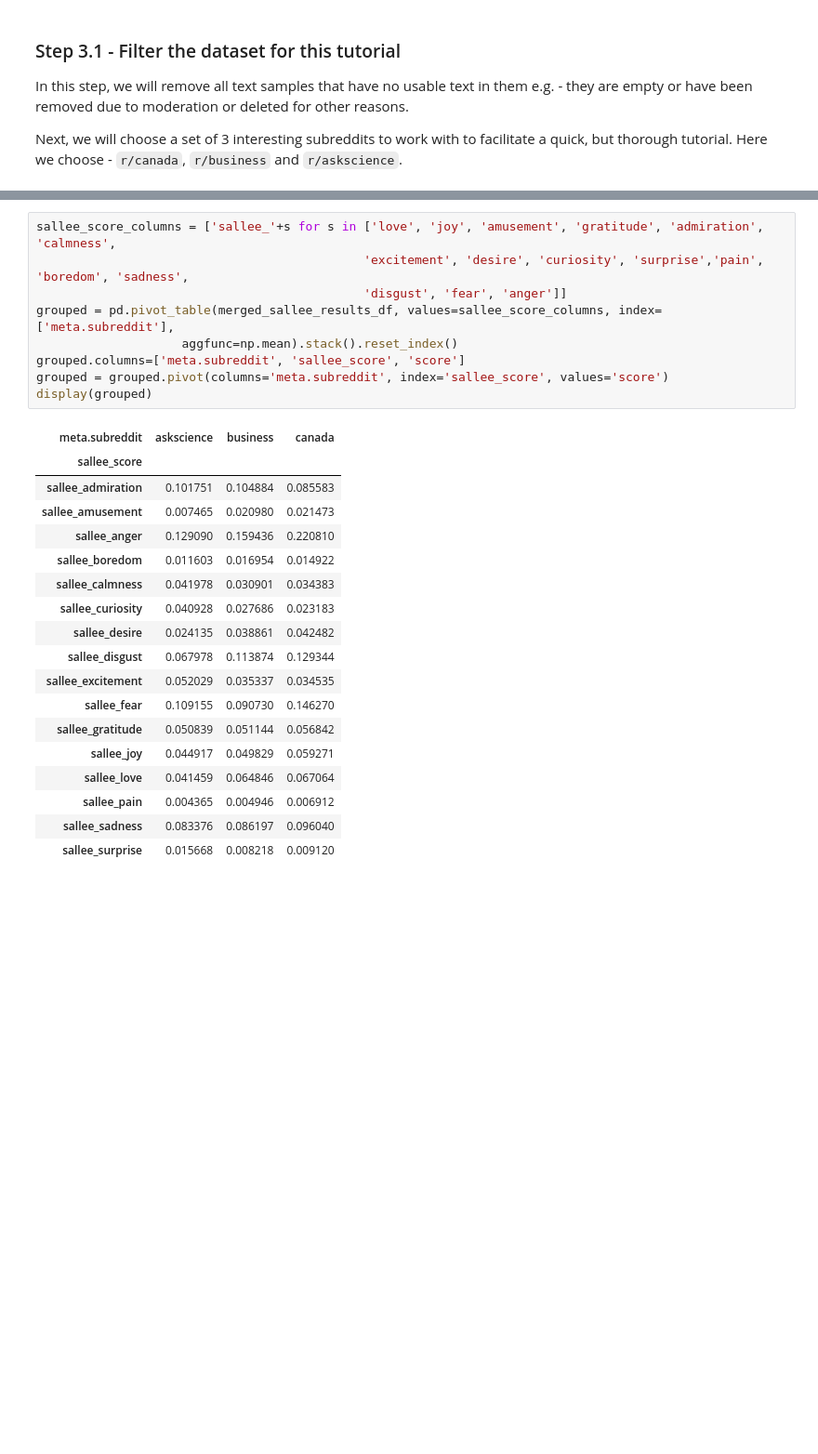
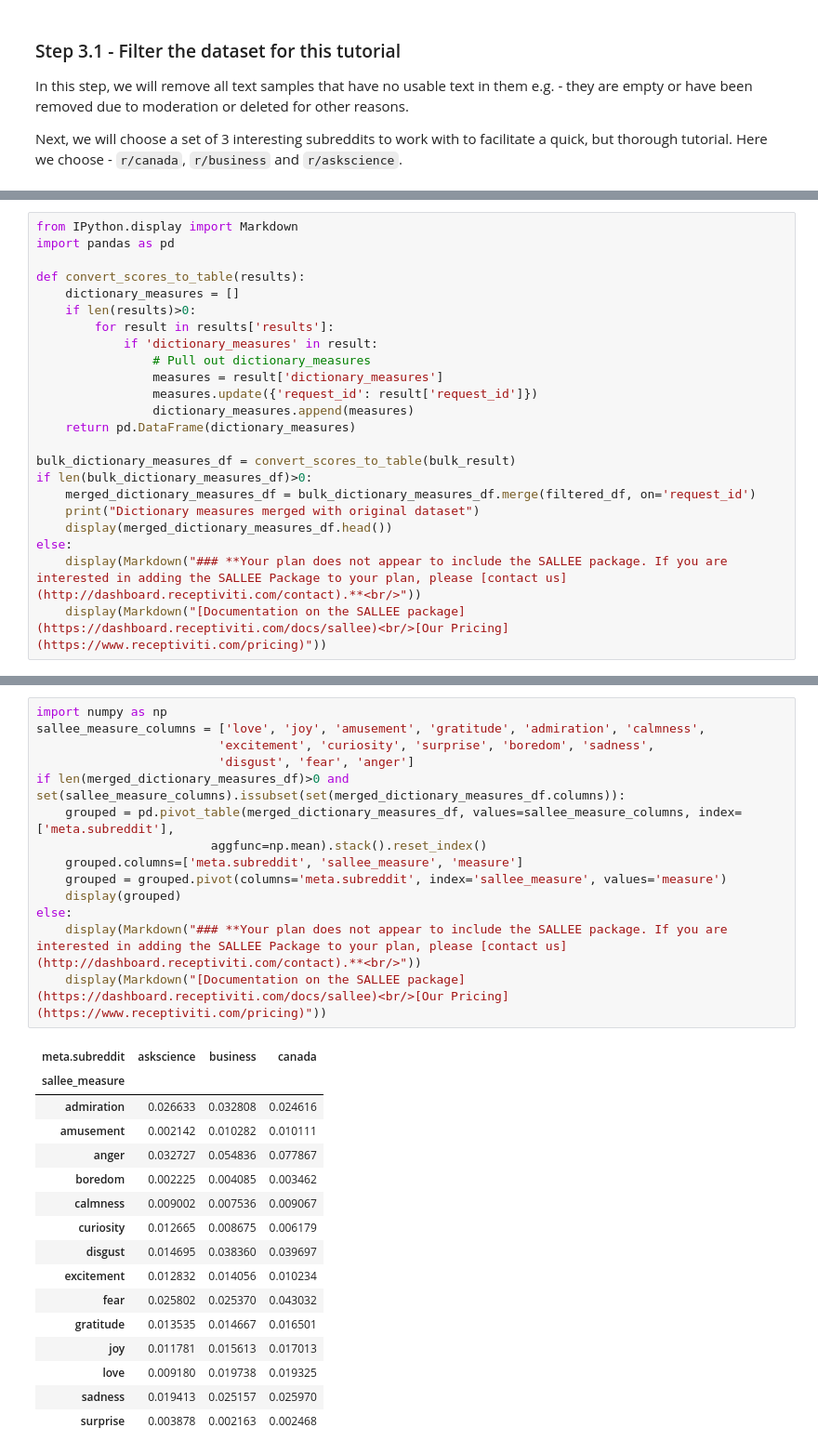
Before and after one commit to Receptiviti/api_tutorials_demos, a Jupyter notebook: tutorials/python/Getting Started with SALLEE.ipynb, the cells around one changed output, grey strips where cells are left out. Shown at 93% size. Drawn from its saved outputs; the diff is of its cells as text; blank space fills up the shorter version.

```diff
--- a/tutorials/python/Getting Started with SALLEE.ipynb
+++ b/tutorials/python/Getting Started with SALLEE.ipynb
@@ -251,0 +184,23 @@ SALLEE scores merged with original dataset
+# %%
+from IPython.display import Markdown
+import pandas as pd
+
+def convert_scores_to_table(results):
+    dictionary_measures = []
+    if len(results)>0:
+        for result in results['results']:
+            if 'dictionary_measures' in result:
+                # Pull out dictionary_measures
+                measures = result['dictionary_measures']
+                measures.update({'request_id': result['request_id']})
+                dictionary_measures.append(measures)
+    return pd.DataFrame(dictionary_measures)
+
+bulk_dictionary_measures_df = convert_scores_to_table(bulk_result)
+if len(bulk_dictionary_measures_df)>0:
+    merged_dictionary_measures_df = bulk_dictionary_measures_df.merge(filtered_df, on='request_id')
+    print("Dictionary measures merged with original dataset")
+    display(merged_dictionary_measures_df.head())
+else:
+    display(Markdown("### **Your plan does not appear to include the SALLEE package. If you are interested in adding the SALLEE Package to your plan, please [contact us](http://dashboard.receptiviti.com/contact).**<br/>"))
+    display(Markdown("[Documentation on the SALLEE package](https://dashboard.receptiviti.com/docs/sallee)<br/>[Our Pricing](https://www.receptiviti.com/pricing)"))
@@ -256,33 +222,36 @@ In this section, we will examine positive, neutral and negative SALLEE scores i.
 
 Let's start by massaging the dataframe with SALLEE scores and metadata from [here](#Step-5.3---Join-scores-with-original-data) into a form that can be easily plotted.
 # %%
-sallee_score_columns = ['sallee_'+s for s in ['love', 'joy', 'amusement', 'gratitude', 'admiration', 'calmness',
-                                             'excitement', 'desire', 'curiosity', 'surprise','pain', 'boredom', 'sadness',
-                                             'disgust', 'fear', 'anger']]
-grouped = pd.pivot_table(merged_sallee_results_df, values=sallee_score_columns, index=['meta.subreddit'],
-                    aggfunc=np.mean).stack().reset_index()
-grouped.columns=['meta.subreddit', 'sallee_score', 'score']
-grouped = grouped.pivot(columns='meta.subreddit', index='sallee_score', values='score')
-display(grouped)
+import numpy as np
+sallee_measure_columns = ['love', 'joy', 'amusement', 'gratitude', 'admiration', 'calmness',
+                         'excitement', 'curiosity', 'surprise', 'boredom', 'sadness',
+                         'disgust', 'fear', 'anger']
+if len(merged_dictionary_measures_df)>0 and set(sallee_measure_columns).issubset(set(merged_dictionary_measures_df.columns)):
+    grouped = pd.pivot_table(merged_dictionary_measures_df, values=sallee_measure_columns, index=['meta.subreddit'],
+                        aggfunc=np.mean).stack().reset_index()
+    grouped.columns=['meta.subreddit', 'sallee_measure', 'measure']
+    grouped = grouped.pivot(columns='meta.subreddit', index='sallee_measure', values='measure')
+    display(grouped)
+else:
+    display(Markdown("### **Your plan does not appear to include the SALLEE package. If you are interested in adding the SALLEE Package to your plan, please [contact us](http://dashboard.receptiviti.com/contact).**<br/>"))
+    display(Markdown("[Documentation on the SALLEE package](https://dashboard.receptiviti.com/docs/sallee)<br/>[Our Pricing](https://www.receptiviti.com/pricing)"))
 # %% [output]
 | meta.subreddit | askscience | business | canada |
-| sallee_score |  |  |  |
-| sallee_admiration | 0.101751 | 0.104884 | 0.085583 |
-| sallee_amusement | 0.007465 | 0.020980 | 0.021473 |
-| sallee_anger | 0.129090 | 0.159436 | 0.220810 |
-| sallee_boredom | 0.011603 | 0.016954 | 0.014922 |
-| sallee_calmness | 0.041978 | 0.030901 | 0.034383 |
-| sallee_curiosity | 0.040928 | 0.027686 | 0.023183 |
-| sallee_desire | 0.024135 | 0.038861 | 0.042482 |
-| sallee_disgust | 0.067978 | 0.113874 | 0.129344 |
-| sallee_excitement | 0.052029 | 0.035337 | 0.034535 |
-| sallee_fear | 0.109155 | 0.090730 | 0.146270 |
-| sallee_gratitude | 0.050839 | 0.051144 | 0.056842 |
-| sallee_joy | 0.044917 | 0.049829 | 0.059271 |
-| sallee_love | 0.041459 | 0.064846 | 0.067064 |
-| sallee_pain | 0.004365 | 0.004946 | 0.006912 |
-| sallee_sadness | 0.083376 | 0.086197 | 0.096040 |
-| sallee_surprise | 0.015668 | 0.008218 | 0.009120 |
+| sallee_measure |  |  |  |
+| admiration | 0.026633 | 0.032808 | 0.024616 |
+| amusement | 0.002142 | 0.010282 | 0.010111 |
+| anger | 0.032727 | 0.054836 | 0.077867 |
+| boredom | 0.002225 | 0.004085 | 0.003462 |
+| calmness | 0.009002 | 0.007536 | 0.009067 |
+| curiosity | 0.012665 | 0.008675 | 0.006179 |
+| disgust | 0.014695 | 0.038360 | 0.039697 |
+| excitement | 0.012832 | 0.014056 | 0.010234 |
+| fear | 0.025802 | 0.025370 | 0.043032 |
+| gratitude | 0.013535 | 0.014667 | 0.016501 |
+| joy | 0.011781 | 0.015613 | 0.017013 |
+| love | 0.009180 | 0.019738 | 0.019325 |
+| sadness | 0.019413 | 0.025157 | 0.025970 |
+| surprise | 0.003878 | 0.002163 | 0.002468 |
 # %%
 import matplotlib.pyplot as plt
 fig, ax = plt.subplots(figsize=(20,10))
```
Also changed, not shown: parts of 17 cells of this notebook, 1 other file.
